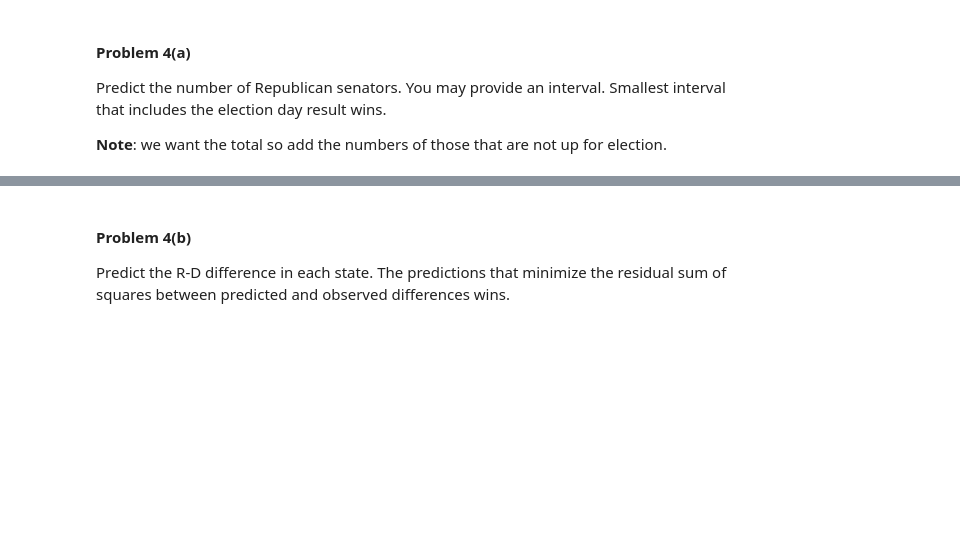
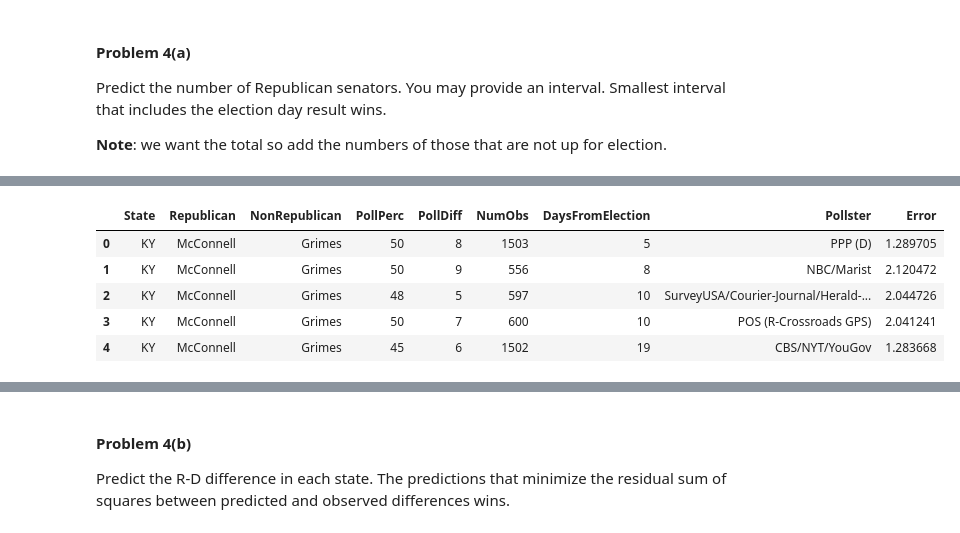
Before and after one commit to dimagalat/CSCI_E-109, a Jupyter notebook: homework/santos_n_hw4/HW4.ipynb, the cells around one changed output, grey strips where cells are left out. Saved outputs shown, nothing was run; the diff lists cells and outputs as text; code cells hidden in the pictures; blank space fills up the shorter version.

```diff
--- a/homework/santos_n_hw4/HW4.ipynb
+++ b/homework/santos_n_hw4/HW4.ipynb
@@ -642,3 +542,0 @@ categ_predict = categ_clf.predict_proba(x_categ)
-# %%
-x = np.hstack((cont_predict, categ_predict))
-x[:5]
@@ -675,7 +552,7 @@ len(predict_stats[predict_stats["Win"]["mean"] > .5])
 # Note: The function only returns polls that are fewer than 60 days away from election day.
 #
 def get_senate_polls(year):
-    df = pd.DataFrame(columns=["State", "Republican", "NonRepublican", "PollDiff", "NumObs", "DaysFromElection", "Pollster"])
+    df = pd.DataFrame(columns=["State", "Republican", "NonRepublican", "PollPerc", "PollDiff", "NumObs", "DaysFromElection", "Pollster"])
     # Charts list url with placeholder for year (format function).
     url = "http://elections.huffingtonpost.com/pollster/api/charts.json?topic={}-senate&showall=false"
     for race in get(url.format(year)).json():
@@ -700,11 +577,12 @@ def get_senate_polls(year):
             num_obs = np.float64(poll["numobs"])
             # Only grab votes for the candidates chosen above.
             for candidate, votes in poll["choices"].items():
+                votes = np.float64(votes)
                 if candidate == republican:
-                    rep_votes = np.float64(votes)
+                    rep_votes = votes
                 elif candidate == non_republican:
-                    non_rep_votes = np.float64(votes)
+                    non_rep_votes = votes
             diff = rep_votes - non_rep_votes
             # Add entries to df.
-            df.loc[len(df)] = [state, republican, non_republican, diff, num_obs, days_from_election, pollster]
+            df.loc[len(df)] = [state, republican, non_republican, rep_votes, diff, num_obs, days_from_election, pollster]
     return df
@@ -718,0 +649,11 @@ It should be noted that this model yielded results very different from what I go
+# %%
+# Calculate expected error (normal aproximation).
+senate_2014["Error"] = senate_2014.apply(lambda x: np.sqrt(x["PollPerc"]*(100 - x["PollPerc"])/x["NumObs"]), axis=1)
+senate_2014.head()
+# %% [output]
+|  | State | Republican | NonRepublican | PollPerc | PollDiff | NumObs | DaysFromElection | Pollster | Error |
+| 0 | KY | McConnell | Grimes | 50 | 8 | 1503 | 5 | PPP (D) | 1.289705 |
+| 1 | KY | McConnell | Grimes | 50 | 9 | 556 | 8 | NBC/Marist | 2.120472 |
+| 2 | KY | McConnell | Grimes | 48 | 5 | 597 | 10 | SurveyUSA/Courier-Journal/Herald-... | 2.044726 |
+| 3 | KY | McConnell | Grimes | 50 | 7 | 600 | 10 | POS (R-Crossroads GPS) | 2.041241 |
+| 4 | KY | McConnell | Grimes | 45 | 6 | 1502 | 19 | CBS/NYT/YouGov | 1.283668 |
```
Also changed, not shown: parts of 31 cells of this notebook, 4 other files.
